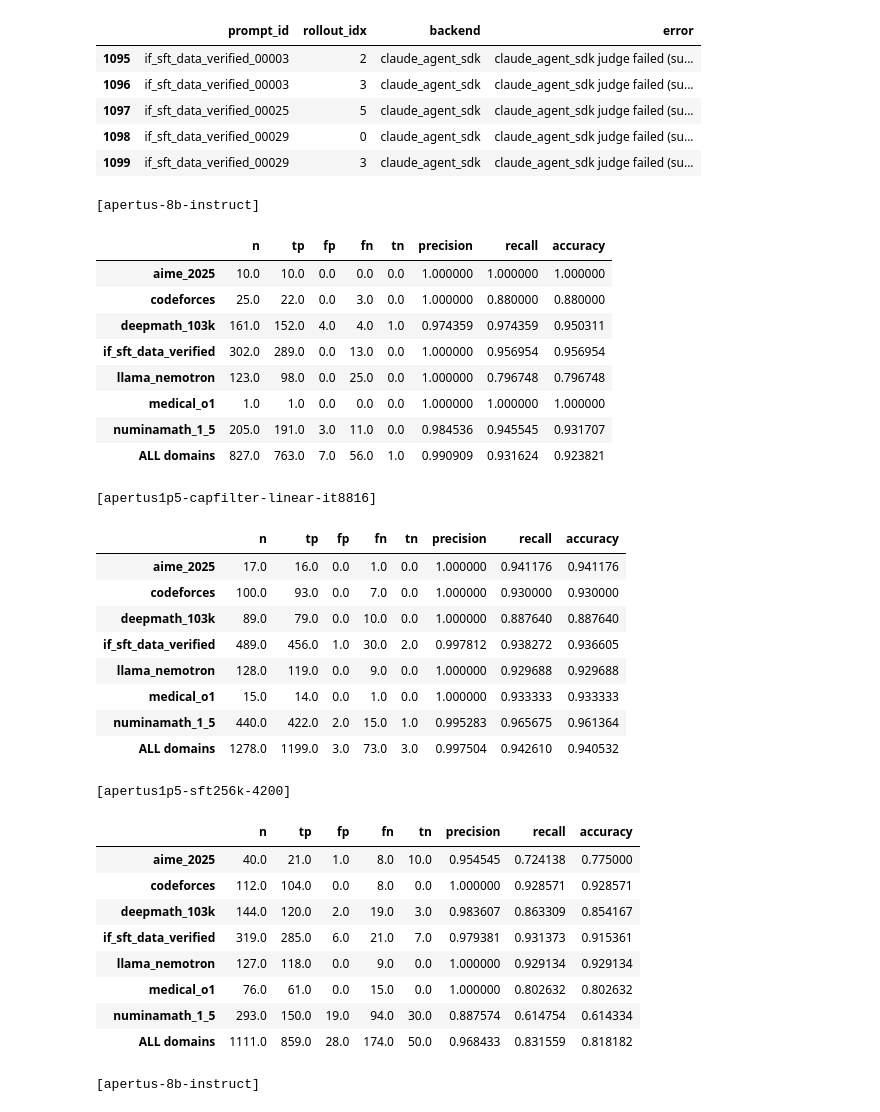
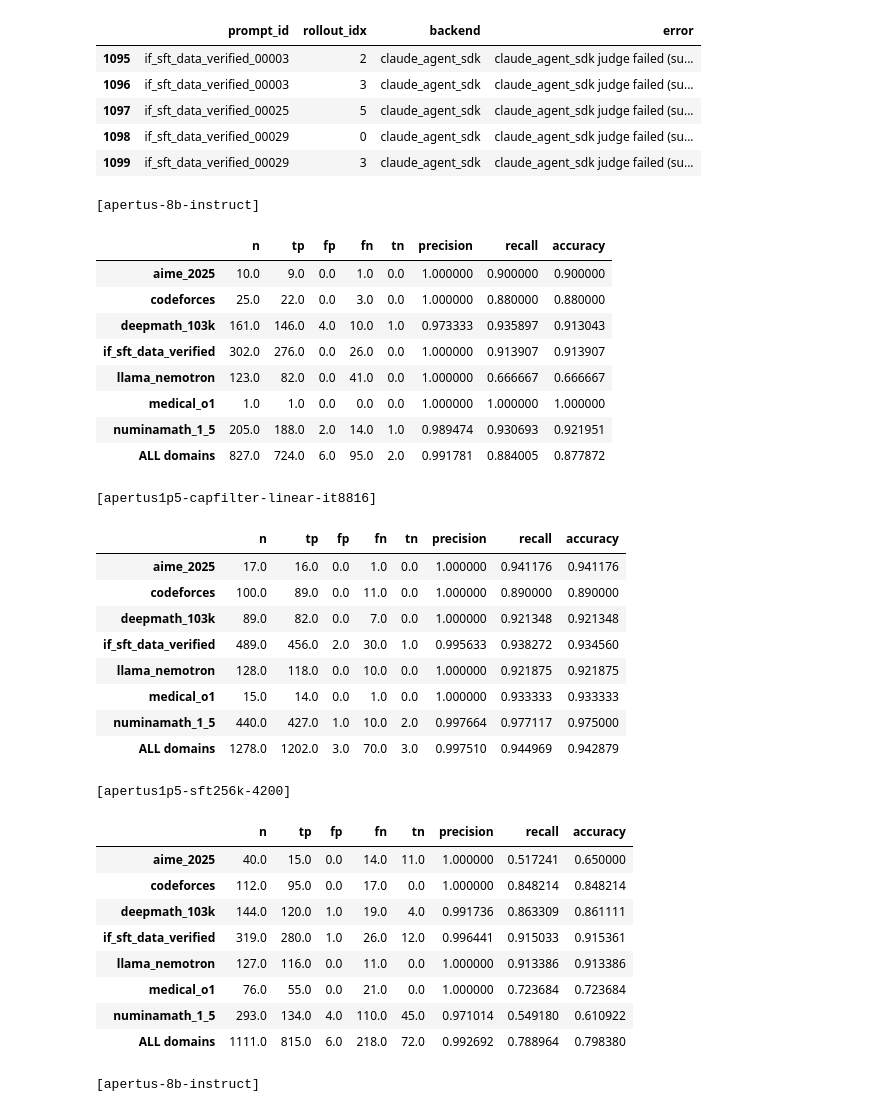
Before and after one commit to swiss-ai/degeneration-probe, a Jupyter notebook: notebooks/inspect_dataset.ipynb, the cells around one changed output. Saved outputs shown, nothing was run; the diff lists cells and outputs as text; code cells hidden in the pictures.

```diff
--- a/notebooks/inspect_dataset.ipynb
+++ b/notebooks/inspect_dataset.ipynb
@@ -1587,11 +1587,13 @@ for tag, d in ds.items():
 | 1098 | if_sft_data_verified_00029 | 0 | claude_agent_sdk | claude_agent_sdk judge failed (su... |
 | 1099 | if_sft_data_verified_00029 | 3 | claude_agent_sdk | claude_agent_sdk judge failed (su... |
 # %%
-# --- Confusion matrix: does LRS alone (lrs_period_repeat_count >= min, i.e. the
-# repeating unit recurs at least this many times) correctly flag what the judge calls
-# degenerating, at completion level? Deliberately LRS-only (no repetition_score/TTR
-# mixed in), to keep this an evaluation of LRS specifically -- see the match-rate
-# discussion below for LRS's weaker, "found any repeat at all" signal by contrast.
+# --- Confusion matrix: does digit-normalized LRS alone (onset_period_repeat_count >= min,
+# i.e. the repeating unit recurs at least this many times under digit-run normalization) correctly
+# flag what the judge calls degenerating, at completion level? Deliberately LRS-only (no
+# repetition_score/TTR mixed in), to keep this an evaluation of LRS specifically -- see the
+# match-rate discussion below for LRS's weaker, "found any repeat at all" signal by contrast.
+# This is the same flag and population reported in the paper's Table (digit-normalized
+# LRS-only, repeating unit >= MIN_PERIOD_REPEAT_COUNT, restricted to stratum="truncated").
 # Restricted to stratum="truncated" -- the only stratum still actively judged (see
 # Section 7 markdown; "flagged_natural_eos" is a legacy stratum from an earlier
 # pipeline version, not representative of current judging).
@@ -1608,7 +1610,7 @@ for tag, d in ds.items():
         llm_judge_sample_df[["prompt_id", "rollout_idx", "domain", "stratum"]],
         on=["prompt_id", "rollout_idx"], how="left",
     ).merge(
-        rollout_signal_df[["prompt_id", "rollout_idx", "lrs_period_repeat_count"]],
+        rollout_signal_df[["prompt_id", "rollout_idx", "onset_period_repeat_count"]],
         on=["prompt_id", "rollout_idx"], how="left",
     )
     ok = ok[ok["stratum"] == "truncated"]
@@ -1616,54 +1618,54 @@ for tag, d in ds.items():
         print("  No 'truncated'-stratum judge results yet.")
         continue
 
-    ok["heuristic_flag"] = ok["lrs_period_repeat_count"] >= llm_judge_module.MIN_PERIOD_REPEAT_COUNT
+    ok["heuristic_flag"] = ok["onset_period_repeat_count"] >= llm_judge_module.MIN_PERIOD_REPEAT_COUNT
 
     def _confusion_row(g):
         judge, heur = g["is_degenerating"], g["heuristic_flag"]
         tp, fp = int((judge & heur).sum()), int((~judge & heur).sum())
         fn, tn = int((judge & ~heur).sum()), int((~judge & ~heur).sum())
         n = len(g)
         return pd.Series({
             "n": n, "tp": tp, "fp": fp, "fn": fn, "tn": tn,
             "precision": tp / (tp + fp) if (tp + fp) else float("nan"),
             "recall": tp / (tp + fn) if (tp + fn) else float("nan"),
             "accuracy": (tp + tn) / n if n else float("nan"),
         })
 
     per_domain = ok.groupby("domain", group_keys=True).apply(_confusion_row, include_groups=False)
     total = _confusion_row(ok).to_frame("ALL domains").T
     display(pd.concat([per_domain, total]))
 # %% [output]
 [apertus-8b-instruct]
 |  | n | tp | fp | fn | tn | precision | recall | accuracy |
-| aime_2025 | 10.0 | 10.0 | 0.0 | 0.0 | 0.0 | 1.000000 | 1.000000 | 1.000000 |
+| aime_2025 | 10.0 | 9.0 | 0.0 | 1.0 | 0.0 | 1.000000 | 0.900000 | 0.900000 |
 | codeforces | 25.0 | 22.0 | 0.0 | 3.0 | 0.0 | 1.000000 | 0.880000 | 0.880000 |
-| deepmath_103k | 161.0 | 152.0 | 4.0 | 4.0 | 1.0 | 0.974359 | 0.974359 | 0.950311 |
-| if_sft_data_verified | 302.0 | 289.0 | 0.0 | 13.0 | 0.0 | 1.000000 | 0.956954 | 0.956954 |
-| llama_nemotron | 123.0 | 98.0 | 0.0 | 25.0 | 0.0 | 1.000000 | 0.796748 | 0.796748 |
+| deepmath_103k | 161.0 | 146.0 | 4.0 | 10.0 | 1.0 | 0.973333 | 0.935897 | 0.913043 |
+| if_sft_data_verified | 302.0 | 276.0 | 0.0 | 26.0 | 0.0 | 1.000000 | 0.913907 | 0.913907 |
+| llama_nemotron | 123.0 | 82.0 | 0.0 | 41.0 | 0.0 | 1.000000 | 0.666667 | 0.666667 |
 | medical_o1 | 1.0 | 1.0 | 0.0 | 0.0 | 0.0 | 1.000000 | 1.000000 | 1.000000 |
-| numinamath_1_5 | 205.0 | 191.0 | 3.0 | 11.0 | 0.0 | 0.984536 | 0.945545 | 0.931707 |
-| ALL domains | 827.0 | 763.0 | 7.0 | 56.0 | 1.0 | 0.990909 | 0.931624 | 0.923821 |
+| numinamath_1_5 | 205.0 | 188.0 | 2.0 | 14.0 | 1.0 | 0.989474 | 0.930693 | 0.921951 |
+| ALL domains | 827.0 | 724.0 | 6.0 | 95.0 | 2.0 | 0.991781 | 0.884005 | 0.877872 |
 [apertus1p5-capfilter-linear-it8816]
 |  | n | tp | fp | fn | tn | precision | recall | accuracy |
 | aime_2025 | 17.0 | 16.0 | 0.0 | 1.0 | 0.0 | 1.000000 | 0.941176 | 0.941176 |
-| codeforces | 100.0 | 93.0 | 0.0 | 7.0 | 0.0 | 1.000000 | 0.930000 | 0.930000 |
-| deepmath_103k | 89.0 | 79.0 | 0.0 | 10.0 | 0.0 | 1.000000 | 0.887640 | 0.887640 |
-| if_sft_data_verified | 489.0 | 456.0 | 1.0 | 30.0 | 2.0 | 0.997812 | 0.938272 | 0.936605 |
-| llama_nemotron | 128.0 | 119.0 | 0.0 | 9.0 | 0.0 | 1.000000 | 0.929688 | 0.929688 |
+| codeforces | 100.0 | 89.0 | 0.0 | 11.0 | 0.0 | 1.000000 | 0.890000 | 0.890000 |
+| deepmath_103k | 89.0 | 82.0 | 0.0 | 7.0 | 0.0 | 1.000000 | 0.921348 | 0.921348 |
+| if_sft_data_verified | 489.0 | 456.0 | 2.0 | 30.0 | 1.0 | 0.995633 | 0.938272 | 0.934560 |
+| llama_nemotron | 128.0 | 118.0 | 0.0 | 10.0 | 0.0 | 1.000000 | 0.921875 | 0.921875 |
 | medical_o1 | 15.0 | 14.0 | 0.0 | 1.0 | 0.0 | 1.000000 | 0.933333 | 0.933333 |
-| numinamath_1_5 | 440.0 | 422.0 | 2.0 | 15.0 | 1.0 | 0.995283 | 0.965675 | 0.961364 |
-| ALL domains | 1278.0 | 1199.0 | 3.0 | 73.0 | 3.0 | 0.997504 | 0.942610 | 0.940532 |
+| numinamath_1_5 | 440.0 | 427.0 | 1.0 | 10.0 | 2.0 | 0.997664 | 0.977117 | 0.975000 |
+| ALL domains | 1278.0 | 1202.0 | 3.0 | 70.0 | 3.0 | 0.997510 | 0.944969 | 0.942879 |
 [apertus1p5-sft256k-4200]
 |  | n | tp | fp | fn | tn | precision | recall | accuracy |
-| aime_2025 | 40.0 | 21.0 | 1.0 | 8.0 | 10.0 | 0.954545 | 0.724138 | 0.775000 |
-| codeforces | 112.0 | 104.0 | 0.0 | 8.0 | 0.0 | 1.000000 | 0.928571 | 0.928571 |
-| deepmath_103k | 144.0 | 120.0 | 2.0 | 19.0 | 3.0 | 0.983607 | 0.863309 | 0.854167 |
-| if_sft_data_verified | 319.0 | 285.0 | 6.0 | 21.0 | 7.0 | 0.979381 | 0.931373 | 0.915361 |
-| llama_nemotron | 127.0 | 118.0 | 0.0 | 9.0 | 0.0 | 1.000000 | 0.929134 | 0.929134 |
-| medical_o1 | 76.0 | 61.0 | 0.0 | 15.0 | 0.0 | 1.000000 | 0.802632 | 0.802632 |
-| numinamath_1_5 | 293.0 | 150.0 | 19.0 | 94.0 | 30.0 | 0.887574 | 0.614754 | 0.614334 |
-| ALL domains | 1111.0 | 859.0 | 28.0 | 174.0 | 50.0 | 0.968433 | 0.831559 | 0.818182 |
+| aime_2025 | 40.0 | 15.0 | 0.0 | 14.0 | 11.0 | 1.000000 | 0.517241 | 0.650000 |
+| codeforces | 112.0 | 95.0 | 0.0 | 17.0 | 0.0 | 1.000000 | 0.848214 | 0.848214 |
+| deepmath_103k | 144.0 | 120.0 | 1.0 | 19.0 | 4.0 | 0.991736 | 0.863309 | 0.861111 |
+| if_sft_data_verified | 319.0 | 280.0 | 1.0 | 26.0 | 12.0 | 0.996441 | 0.915033 | 0.915361 |
+| llama_nemotron | 127.0 | 116.0 | 0.0 | 11.0 | 0.0 | 1.000000 | 0.913386 | 0.913386 |
+| medical_o1 | 76.0 | 55.0 | 0.0 | 21.0 | 0.0 | 1.000000 | 0.723684 | 0.723684 |
+| numinamath_1_5 | 293.0 | 134.0 | 4.0 | 110.0 | 45.0 | 0.971014 | 0.549180 | 0.610922 |
+| ALL domains | 1111.0 | 815.0 | 6.0 | 218.0 | 72.0 | 0.992692 | 0.788964 | 0.798380 |
 # %%
 # --- onset_quote validation: can the LLM's claimed onset_quote actually be found,
 # verbatim, in the rollout it was judging? A wrong quote (paraphrased, or copied from
```
Also changed, not shown: 10 other files.
